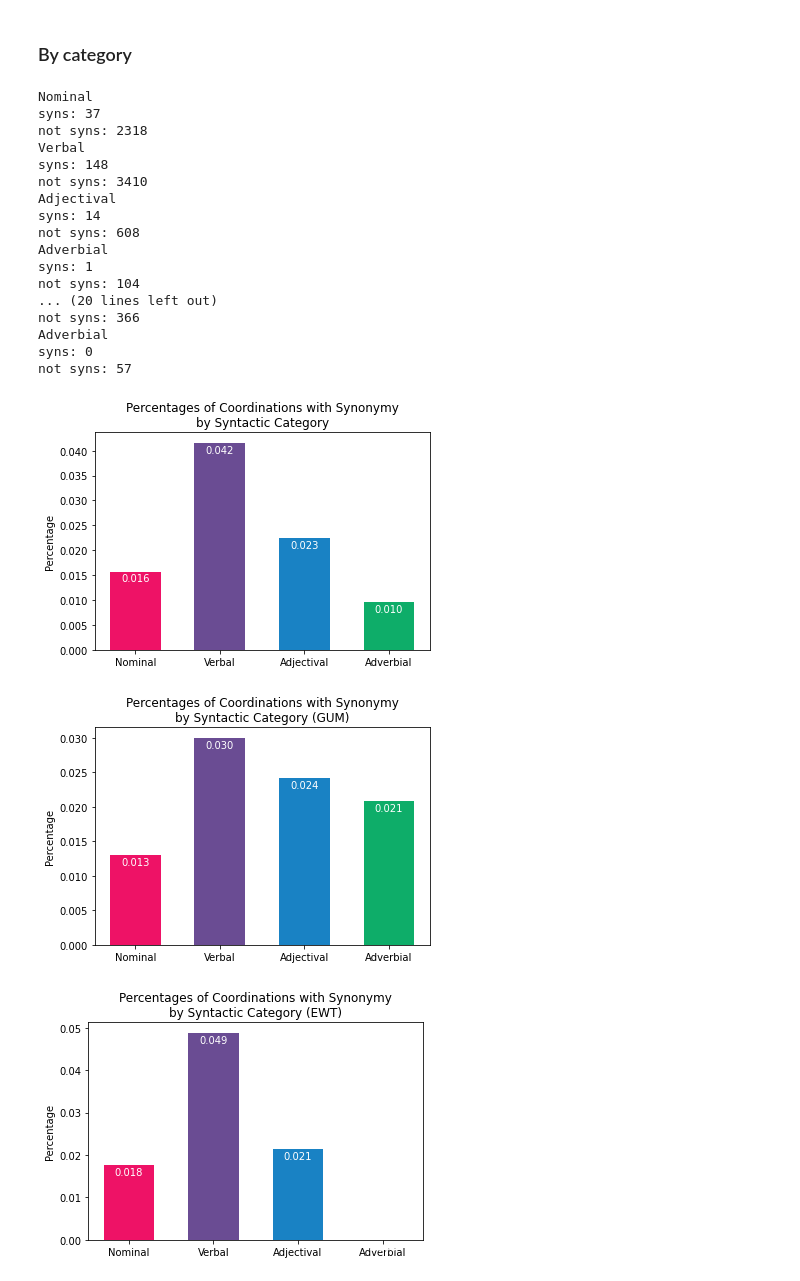
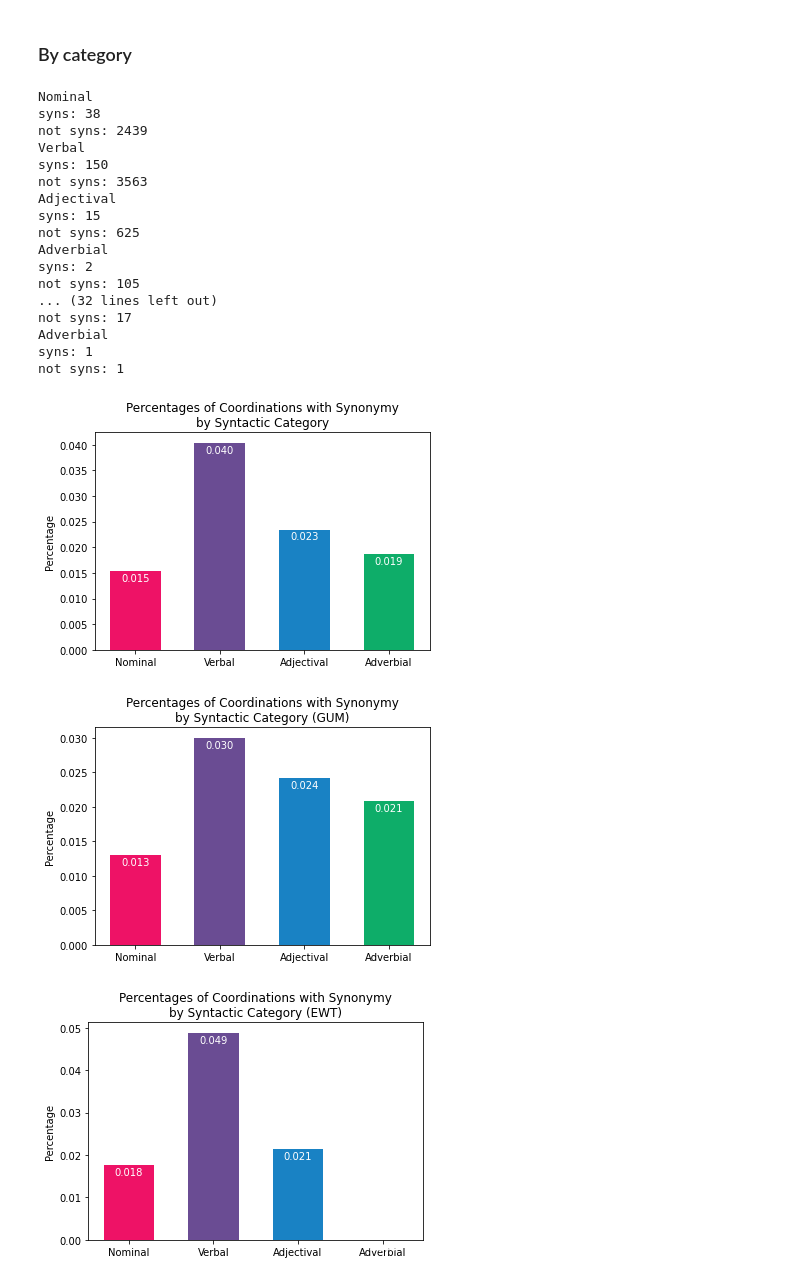
Before and after one commit to jkallini/SemanticCoordinationAnalysis, a Jupyter notebook: analysis.ipynb, the cells around one changed output. Drawn from its saved outputs; the diff is of its cells as text; code cells hidden in the pictures.

Commit message:
Add synonymy stats for PUD corpus

```diff
--- a/analysis.ipynb
+++ b/analysis.ipynb
@@ -98,12 +98,22 @@ ewt_samples = get_df_from_path('csv/EWT/*.csv')
 ewt_synonymy_df, ewt_antonymy_df, ewt_hypernymy_df, ewt_cohyponymy_df, ewt_entailment_df \
     = get_wordnet_dfs(ewt_samples)
 
+# PUD
+pud_samples = get_df_from_path('csv/PUD/*.csv')
+pud_synonymy_df, pud_antonymy_df, pud_hypernymy_df, pud_cohyponymy_df, pud_entailment_df \
+    = get_wordnet_dfs(pud_samples)
+
 # All sources
-all_synonymy_df = pd.concat([gum_synonymy_df, ewt_synonymy_df], axis=0, ignore_index=True)
-all_antonymy_df = pd.concat([gum_antonymy_df, ewt_antonymy_df], axis=0, ignore_index=True)
-all_hypernymy_df = pd.concat([gum_hypernymy_df, ewt_hypernymy_df], axis=0, ignore_index=True)
-all_cohyponymy_df = pd.concat([gum_cohyponymy_df, ewt_cohyponymy_df], axis=0, ignore_index=True)
-all_entailment_df = pd.concat([gum_entailment_df, ewt_entailment_df], axis=0, ignore_index=True)
+all_synonymy_df = pd.concat(
+    [gum_synonymy_df, ewt_synonymy_df, pud_synonymy_df], axis=0, ignore_index=True)
+all_antonymy_df = pd.concat(
+    [gum_antonymy_df, ewt_antonymy_df, pud_synonymy_df], axis=0, ignore_index=True)
+all_hypernymy_df = pd.concat(
+    [gum_hypernymy_df, ewt_hypernymy_df, pud_synonymy_df], axis=0, ignore_index=True)
+all_cohyponymy_df = pd.concat(
+    [gum_cohyponymy_df, ewt_cohyponymy_df, pud_synonymy_df], axis=0, ignore_index=True)
+all_entailment_df = pd.concat(
+    [gum_entailment_df, ewt_entailment_df, pud_synonymy_df], axis=0, ignore_index=True)
 # %% [markdown]
 # Synonyms
 # %%
@@ -118,7 +128,7 @@ def get_synonyms_freqs(df):
     print('syns:', syns_count)
     print('not syns:', tot - syns_count)
 
-    return syns_count / tot
+    return syns_count / tot if tot != 0 else 0
 # %% [markdown]
 ### By conjunction
 # %%
@@ -251,25 +263,26 @@ def synonym_category_distribution(synonyms_df, outfile, source=None):
 # %%
 synonym_category_distribution(all_synonymy_df, 'charts/synonymy_by_category.pdf')
 synonym_category_distribution(gum_synonymy_df, 'charts/GUM_synonymy_by_category.pdf', source='GUM')
 synonym_category_distribution(ewt_synonymy_df, 'charts/EWT_synonymy_by_category.pdf', source='EWT')
+synonym_category_distribution(pud_synonymy_df, 'charts/PUD_synonymy_by_category.pdf', source='PUD')
 # %% [output]
 Nominal
-syns: 37
-not syns: 2318
+syns: 38
+not syns: 2439
 Verbal
-syns: 148
-not syns: 3410
+syns: 150
+not syns: 3563
 Adjectival
-syns: 14
-not syns: 608
+syns: 15
+not syns: 625
+Adverbial
+syns: 2
+not syns: 105
+... (32 lines left out)
+not syns: 17
 Adverbial
 syns: 1
-not syns: 104
-... (20 lines left out)
-not syns: 366
-Adverbial
-syns: 0
-not syns: 57
+not syns: 1
-[figure, old version]
+[figure, new version]
 [figure]
 [figure]
```
Also changed, not shown: parts of 2 cells of this notebook.
